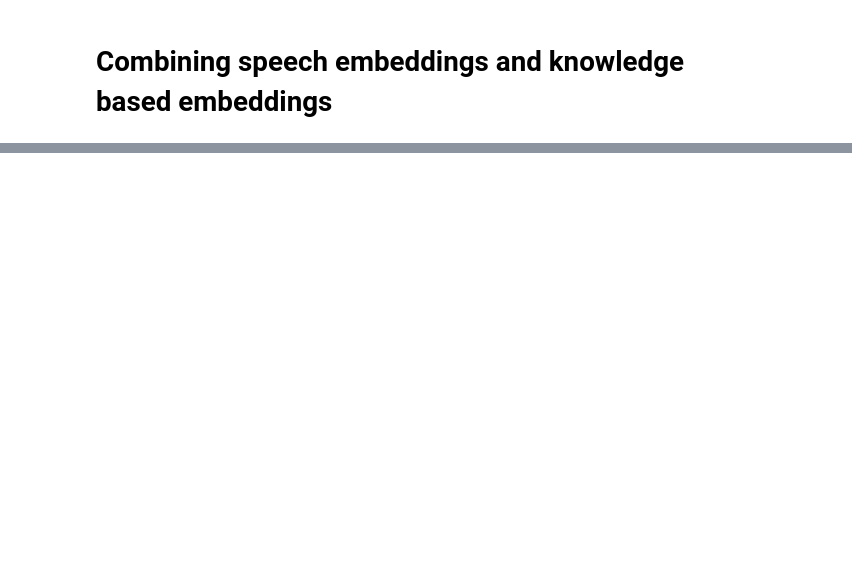
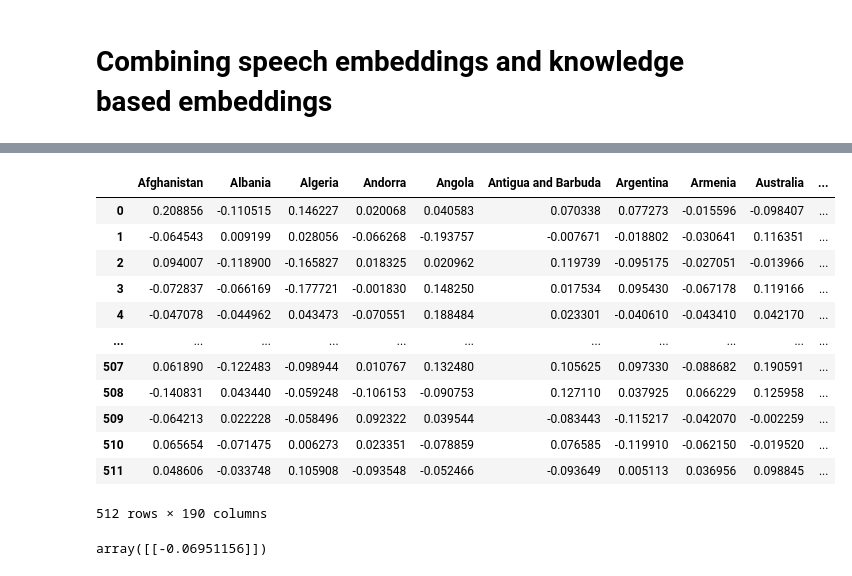
Before and after one commit to IWonderTheFirst/mun, a Jupyter notebook: policy.ipynb, the cells around one changed output, grey strips where cells are left out. Cells and saved outputs as stored; diff of their text form; code cells hidden in the pictures; blank space fills up the shorter version.

Commit message:
Kaggle Notebook | MUN policy embeddings | Version 4

```diff
--- a/policy.ipynb
+++ b/policy.ipynb
@@ -338,3 +334,21 @@ df
 | 4094 | -0.010405 | -0.013699 | -0.011363 | -0.015361 | -0.010800 | -0.016704 | -0.016813 | -0.011484 | -0.007736 | ... |
 | 4095 | 0.023819 | 0.024319 | 0.021353 | 0.023272 | 0.025818 | 0.022673 | 0.024771 | 0.024951 | 0.022565 | ... |
 4096 rows × 194 columns
+# %%
+df = df.drop(columns=['Holy See (Vatican City State)', 'Congo', 'Czechia', 'Congo, The Democratic Republic of the'])
+df = df.rename(columns={'Viet Nam': 'Vietnam', 'Brunei Darussalam': 'Brunei','Iran, Islamic Republic of': 'Iran',"Lao People's Democratic Republic": 'Laos','Türkiye': 'Turkey','Syrian Arab Republic': 'Syria','Russian Federation': 'Russia', 'Palestine, State of': 'Palestine', 'Korea, Republic of': 'South Korea', "Korea, Democratic People's Republic of": 'North Korea', 'Bolivia, Plurinational State of': 'Bolivia', 'Moldova, Republic of': 'Moldova', 'Tanzania, United Republic of': 'Tanzania', 'Micronesia, Federated States of':'Micronesia', 'Venezuela, Bolivarian Republic of': 'Venezuela'})
+for i in df.columns:
+    if not i in list(model.wv.key_to_index.keys()):
+        print(i)
+# %%
+#df = df.drop(columns=['Bolivia, Plurinational State of', 'Brunei Darussalam'])
+countries = list(df.columns)
+graph_data = []
+speech_data = []
+for country in countries:
+    graph_data.append(list(model.wv[country]))
+    speech_data.append(list(df[country]))
+# %%
+graph_data = np.array(graph_data)
+speech_data = np.array(speech_data)
+print(graph_data.shape, speech_data.shape)
@@ -404,0 +447,28 @@ def contrastive_loss(proj1, proj2, temperature=0.07):
+# %%
+with torch.no_grad():
+    speech_aligned = F.normalize(speech_proj(speech_tensor), dim=1)
+    graph_aligned = F.normalize(graph_proj(graph_tensor), dim=1)
+
+    # Optional: concatenate
+    combined_embedding = speech_aligned + graph_aligned
+    combined_embedding = torch.reshape(combined_embedding, (512, 190))
+# %%
+np_array = combined_embedding.detach().cpu().numpy()
+
+final_country_embeddings = pd.DataFrame(np_array, columns=countries)
+
+final_country_embeddings
+# %% [output]
+|  | Afghanistan | Albania | Algeria | Andorra | Angola | Antigua and Barbuda | Argentina | Armenia | Australia | ... |
+| 0 | 0.208856 | -0.110515 | 0.146227 | 0.020068 | 0.040583 | 0.070338 | 0.077273 | -0.015596 | -0.098407 | ... |
+| 1 | -0.064543 | 0.009199 | 0.028056 | -0.066268 | -0.193757 | -0.007671 | -0.018802 | -0.030641 | 0.116351 | ... |
+| 2 | 0.094007 | -0.118900 | -0.165827 | 0.018325 | 0.020962 | 0.119739 | -0.095175 | -0.027051 | -0.013966 | ... |
+| 3 | -0.072837 | -0.066169 | -0.177721 | -0.001830 | 0.148250 | 0.017534 | 0.095430 | -0.067178 | 0.119166 | ... |
+| 4 | -0.047078 | -0.044962 | 0.043473 | -0.070551 | 0.188484 | 0.023301 | -0.040610 | -0.043410 | 0.042170 | ... |
+| ... | ... | ... | ... | ... | ... | ... | ... | ... | ... | ... |
+| 507 | 0.061890 | -0.122483 | -0.098944 | 0.010767 | 0.132480 | 0.105625 | 0.097330 | -0.088682 | 0.190591 | ... |
+| 508 | -0.140831 | 0.043440 | -0.059248 | -0.106153 | -0.090753 | 0.127110 | 0.037925 | 0.066229 | 0.125958 | ... |
+| 509 | -0.064213 | 0.022228 | -0.058496 | 0.092322 | 0.039544 | -0.083443 | -0.115217 | -0.042070 | -0.002259 | ... |
+| 510 | 0.065654 | -0.071475 | 0.006273 | 0.023351 | -0.078859 | 0.076585 | -0.119910 | -0.062150 | -0.019520 | ... |
+| 511 | 0.048606 | -0.033748 | 0.105908 | -0.093548 | -0.052466 | -0.093649 | 0.005113 | 0.036956 | 0.098845 | ... |
+512 rows × 190 columns
@@ -404,0 +478,7 @@ def contrastive_loss(proj1, proj2, temperature=0.07):
+# %%
+cosine_similarity(
+    av_vec.detach().numpy().reshape(1, -1),
+    np.array(list(final_country_embeddings['Estonia'])).reshape(1, -1)
+)
+# %% [output]
+array([[-0.06951156]])
```
Also changed, not shown: parts of 8 cells of this notebook.
